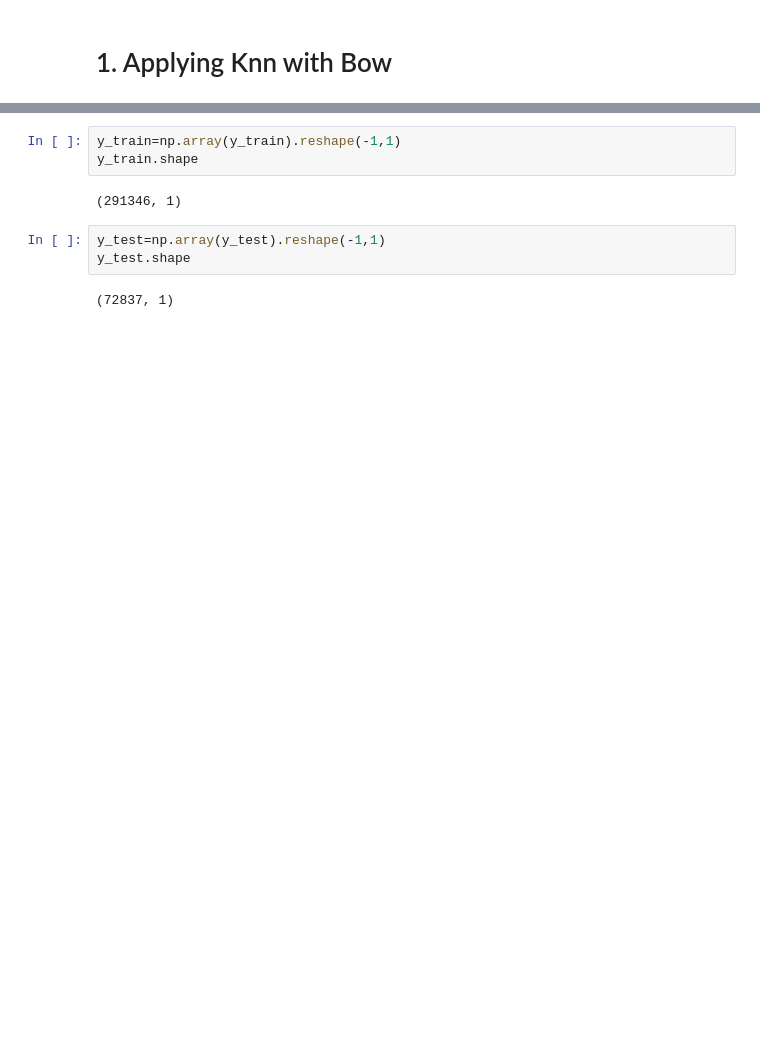
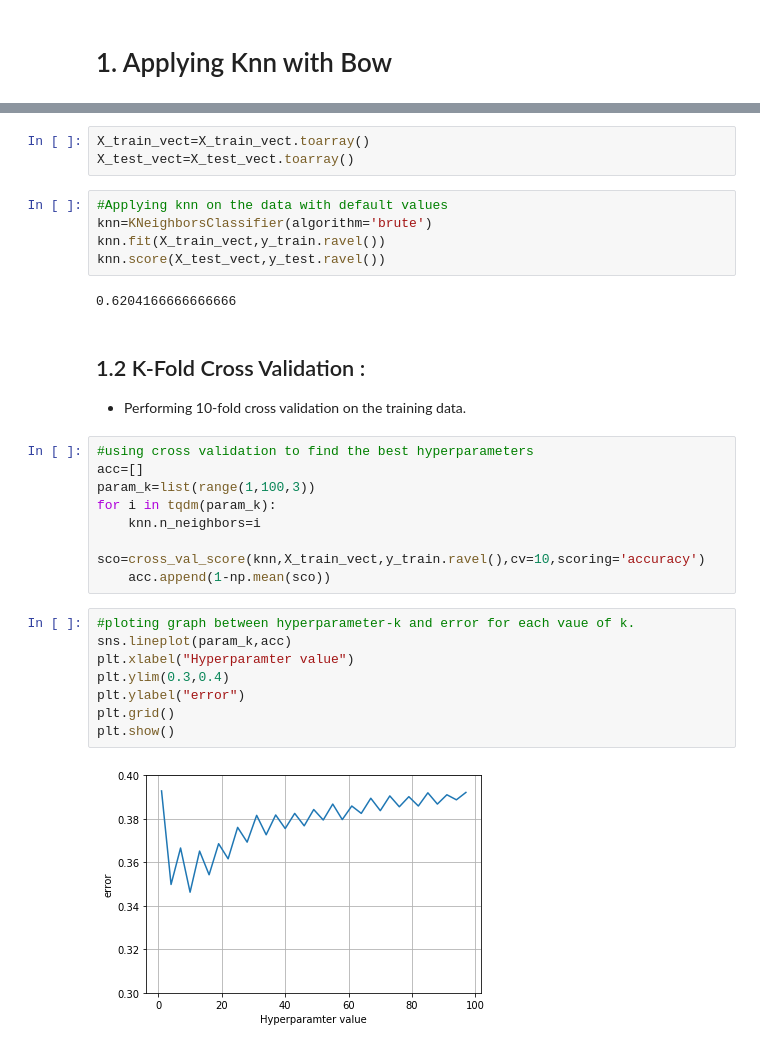
Before and after one commit to dasilakushagra/Amazon-Fine-Food-Dataset, a Jupyter notebook: Applying KNN on Data.ipynb, the cells around one changed output, grey strips where cells are left out. Saved outputs shown, nothing was run; the diff lists cells and outputs as text; blank space fills up the shorter version.

```diff
--- a/Applying KNN on Data.ipynb
+++ b/Applying KNN on Data.ipynb
@@ -68,10 +105,31 @@ X_test_vect.shape
-# %%
-y_train=np.array(y_train).reshape(-1,1)
-y_train.shape
-# %% [output]
-(291346, 1)
-# %%
-y_test=np.array(y_test).reshape(-1,1)
-y_test.shape
-# %% [output]
-(72837, 1)
+# %%
+X_train_vect=X_train_vect.toarray()
+X_test_vect=X_test_vect.toarray()
+# %%
+#Applying knn on the data with default values
+knn=KNeighborsClassifier(algorithm='brute')
+knn.fit(X_train_vect,y_train.ravel())
+knn.score(X_test_vect,y_test.ravel())
+# %% [output]
+0.6204166666666666
+# %% [markdown]
+## 1.2 K-Fold Cross Validation :
+* Performing 10-fold cross validation on the training data.
+# %%
+#using cross validation to find the best hyperparameters
+acc=[]
+param_k=list(range(1,100,3))
+for i in tqdm(param_k):
+    knn.n_neighbors=i
+    sco=cross_val_score(knn,X_train_vect,y_train.ravel(),cv=10,scoring='accuracy')
+    acc.append(1-np.mean(sco))
+# %%
+#ploting graph between hyperparameter-k and error for each vaue of k.
+sns.lineplot(param_k,acc)
+plt.xlabel("Hyperparamter value")
+plt.ylim(0.3,0.4)
+plt.ylabel("error")
+plt.grid()
+plt.show()
+# %% [output]
+[figure, added]
```
Also changed, not shown: parts of 85 cells of this notebook.
